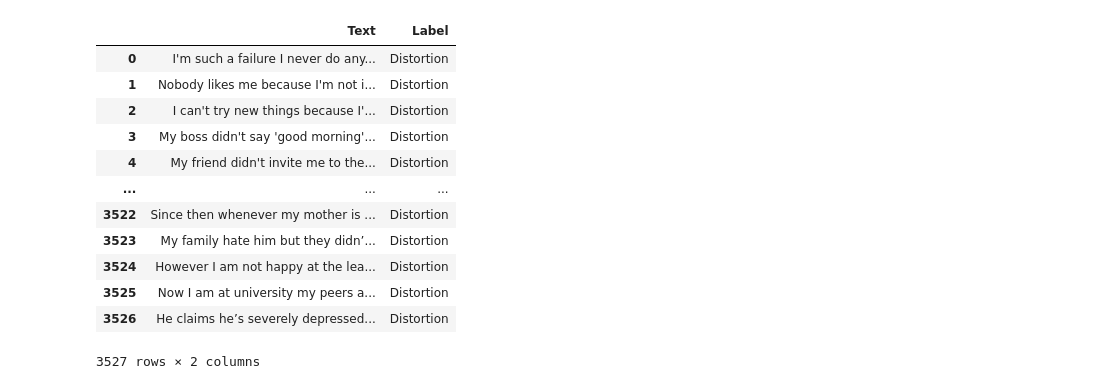
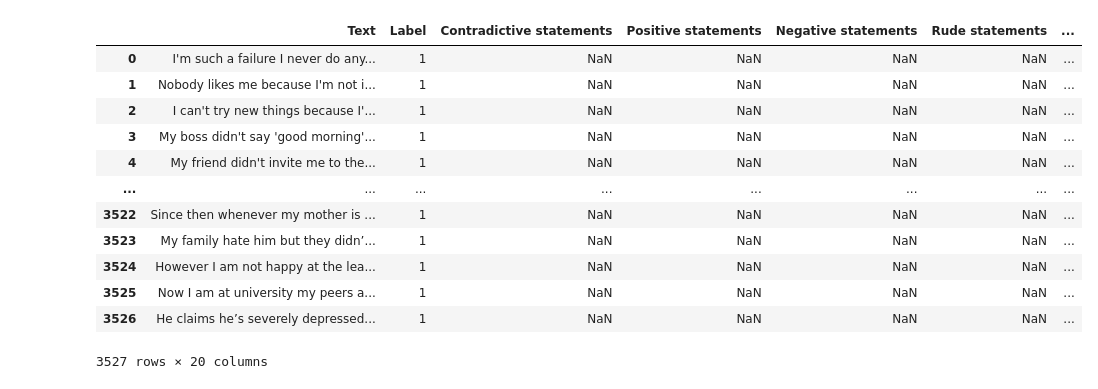
Before and after one commit to AnnaArinicheva/CognitveProject, a Jupyter notebook: project.ipynb, the cells around one changed output. Saved outputs shown, nothing was run; the diff lists cells and outputs as text; code cells hidden in the pictures.

```diff
--- a/project.ipynb
+++ b/project.ipynb
@@ -1,18 +1,20 @@
 # %%
 import pandas as pd
-df = pd.read_csv('Cognitive_distortions.csv')
+import numpy as np
+df = pd.read_excel('CognitiveDistortions_new.xlsx')
+df['Label'] = df['Label'].map({'No Distortion': 0, 'Distortion': 1})
 df
 # %% [output]
-|  | Text | Label |
-| 0 | I'm such a failure I never do any... | Distortion |
-| 1 | Nobody likes me because I'm not i... | Distortion |
-| 2 | I can't try new things because I'... | Distortion |
-| 3 | My boss didn't say 'good morning'... | Distortion |
-| 4 | My friend didn't invite me to the... | Distortion |
-| ... | ... | ... |
-| 3522 | Since then whenever my mother is ... | Distortion |
-| 3523 | My family hate him but they didn’... | Distortion |
-| 3524 | However I am not happy at the lea... | Distortion |
-| 3525 | Now I am at university my peers a... | Distortion |
-| 3526 | He claims he’s severely depressed... | Distortion |
+|  | Text | Label | Contradictive statements | Positive statements | Negative statements | Rude statements | ... |
+| 0 | I'm such a failure I never do any... | 1 | NaN | NaN | NaN | NaN | ... |
+| 1 | Nobody likes me because I'm not i... | 1 | NaN | NaN | NaN | NaN | ... |
+| 2 | I can't try new things because I'... | 1 | NaN | NaN | NaN | NaN | ... |
+| 3 | My boss didn't say 'good morning'... | 1 | NaN | NaN | NaN | NaN | ... |
+| 4 | My friend didn't invite me to the... | 1 | NaN | NaN | NaN | NaN | ... |
+| ... | ... | ... | ... | ... | ... | ... | ... |
+| 3522 | Since then whenever my mother is ... | 1 | NaN | NaN | NaN | NaN | ... |
+| 3523 | My family hate him but they didn’... | 1 | NaN | NaN | NaN | NaN | ... |
+| 3524 | However I am not happy at the lea... | 1 | NaN | NaN | NaN | NaN | ... |
+| 3525 | Now I am at university my peers a... | 1 | NaN | NaN | NaN | NaN | ... |
+| 3526 | He claims he’s severely depressed... | 1 | NaN | NaN | NaN | NaN | ... |
-3527 rows × 2 columns
+3527 rows × 20 columns
```
Also changed, not shown: parts of 8 cells of this notebook, 40 other files.
